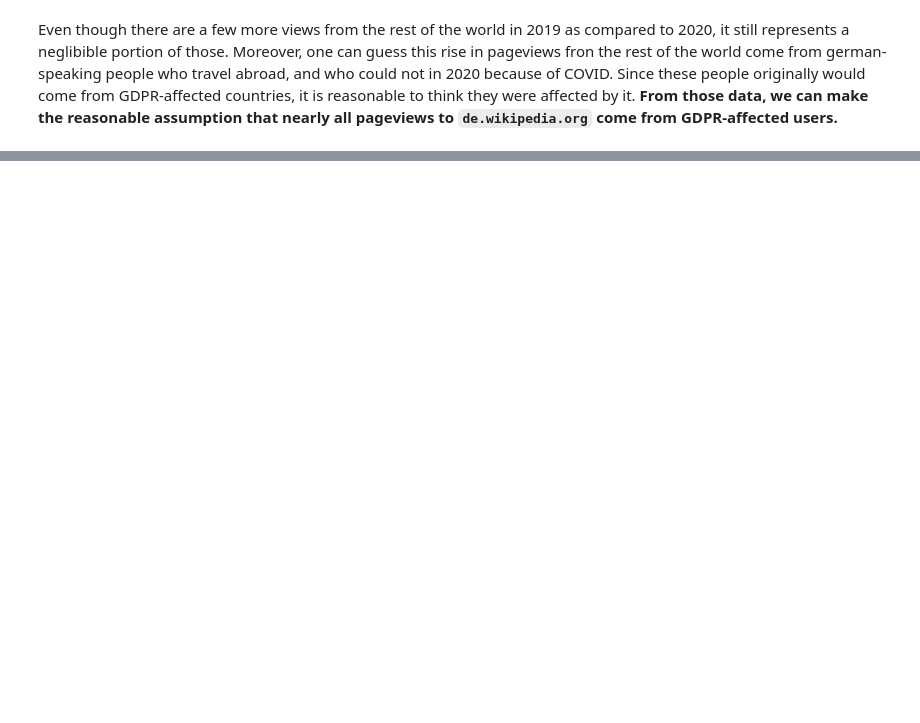
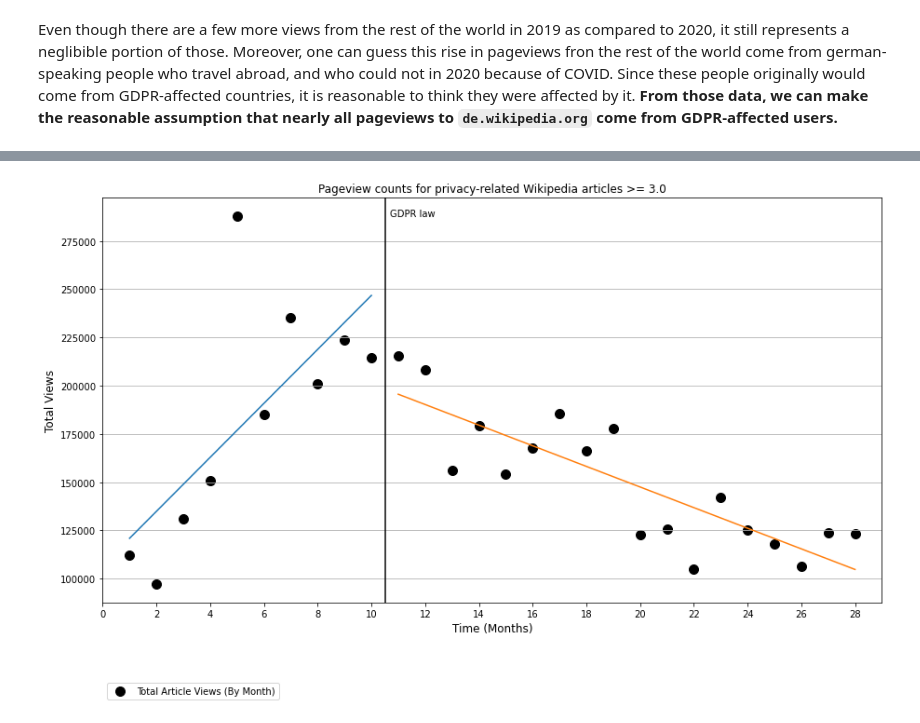
Before and after one commit to epfl-ada/ada-2020-project-milestone-p3-p3_2018, a Jupyter notebook: gdpr.ipynb, the cells around one changed output, grey strips where cells are left out. Drawn from its saved outputs; the diff is of its cells as text; code cells hidden in the pictures; blank space fills up the shorter version.

```diff
--- a/gdpr.ipynb
+++ b/gdpr.ipynb
@@ -90,0 +219,17 @@ Even though there are a few more views from the rest of the world in 2019 as com
+# %%
+df = sum_articles(df_30)
+
+intervention_month = 10
+y_label = 'Total Views'
+y_ticks = None
+
+prediction, coef = perform_regression_Lagarde(df.index, df.views, intervention_month, False)
+
+scatter_views(df.index, [df.views], ['black'], ['Total Article Views (By Month)'], y_label, y_ticks, intervention_month)
+plt.plot(df.index[:intervention_month], prediction[:intervention_month])
+plt.plot(df.index[intervention_month:], prediction[intervention_month:])
+
+plt.title('Pageview counts for privacy-related Wikipedia articles >= 3.0')
+plt.show()
+# %% [output]
+[figure, added]
```
Also changed, not shown: parts of 9 cells of this notebook, 1 other file.
